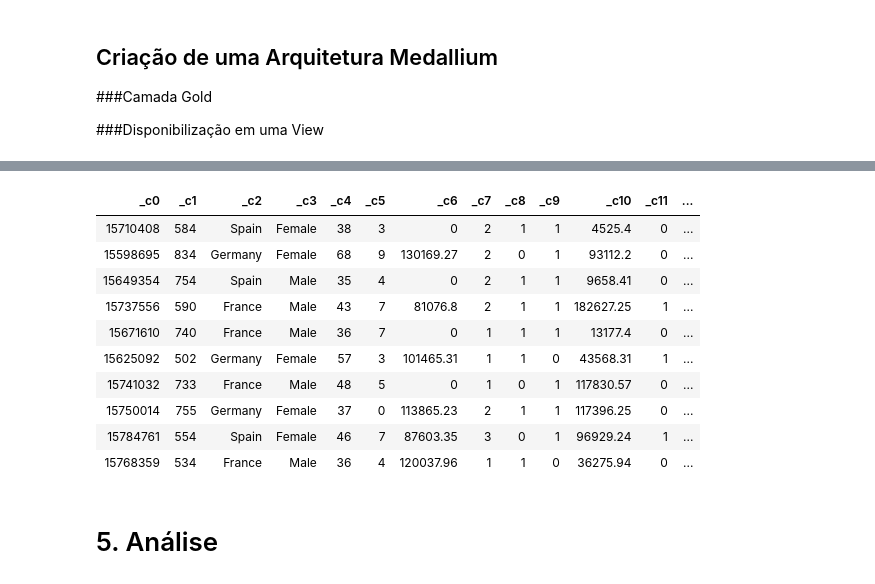
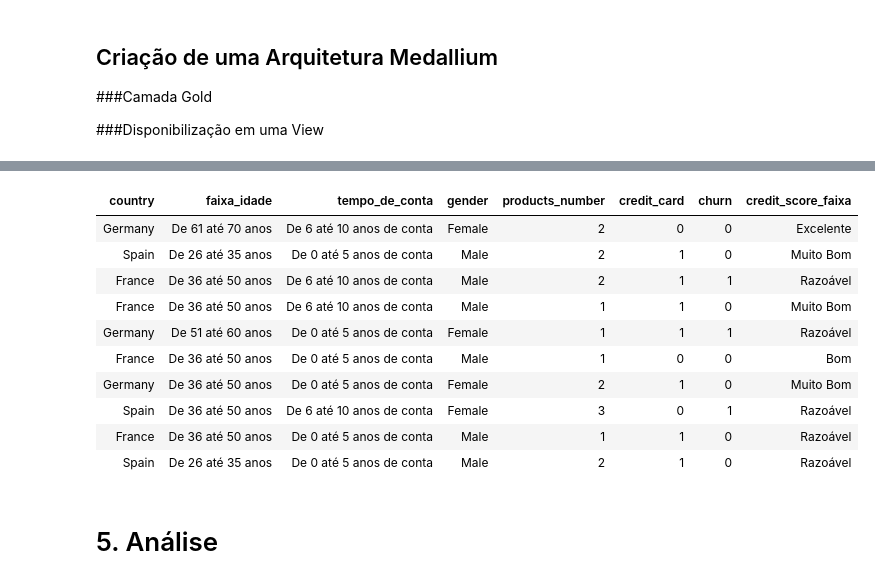
Before and after one commit to zulatopaula/MVP_CD_BankChurn, a Jupyter notebook: PZ_MVP_CD_BankChurn_DE_Final.ipynb, the cells around one changed output, grey strips where cells are left out. Cells and saved outputs as stored; diff of their text form; code cells hidden in the pictures.

```diff
--- a/PZ_MVP_CD_BankChurn_DE_Final.ipynb
+++ b/PZ_MVP_CD_BankChurn_DE_Final.ipynb
@@ -253,20 +379,20 @@ FROM silver_general_table;
 [interactive output not drawn]
 # %%
 %sql
---Demonstrando os dados existentes na nova tabela silver usando o comando Select do SQL e limitando a 10 registros
+--Demonstrando os dados existentes na nova tabela gold usando o comando Select do SQL e limitando a 10 registros
 SELECT * FROM mv_gold_general_table LIMIT 10
 # %% [output]
-| _c0 | _c1 | _c2 | _c3 | _c4 | _c5 | _c6 | _c7 | _c8 | _c9 | _c10 | _c11 | ... |
-| 15710408 | 584 | Spain | Female | 38 | 3 | 0 | 2 | 1 | 1 | 4525.4 | 0 | ... |
-| 15598695 | 834 | Germany | Female | 68 | 9 | 130169.27 | 2 | 0 | 1 | 93112.2 | 0 | ... |
-| 15649354 | 754 | Spain | Male | 35 | 4 | 0 | 2 | 1 | 1 | 9658.41 | 0 | ... |
-| 15737556 | 590 | France | Male | 43 | 7 | 81076.8 | 2 | 1 | 1 | 182627.25 | 1 | ... |
-| 15671610 | 740 | France | Male | 36 | 7 | 0 | 1 | 1 | 1 | 13177.4 | 0 | ... |
-| 15625092 | 502 | Germany | Female | 57 | 3 | 101465.31 | 1 | 1 | 0 | 43568.31 | 1 | ... |
-| 15741032 | 733 | France | Male | 48 | 5 | 0 | 1 | 0 | 1 | 117830.57 | 0 | ... |
-| 15750014 | 755 | Germany | Female | 37 | 0 | 113865.23 | 2 | 1 | 1 | 117396.25 | 0 | ... |
-| 15784761 | 554 | Spain | Female | 46 | 7 | 87603.35 | 3 | 0 | 1 | 96929.24 | 1 | ... |
-| 15768359 | 534 | France | Male | 36 | 4 | 120037.96 | 1 | 1 | 0 | 36275.94 | 0 | ... |
+| country | faixa_idade | tempo_de_conta | gender | products_number | credit_card | churn | credit_score_faixa |
+| Germany | De 61 até 70 anos | De 6 até 10 anos de conta | Female | 2 | 0 | 0 | Excelente |
+| Spain | De 26 até 35 anos | De 0 até 5 anos de conta | Male | 2 | 1 | 0 | Muito Bom |
+| France | De 36 até 50 anos | De 6 até 10 anos de conta | Male | 2 | 1 | 1 | Razoável |
+| France | De 36 até 50 anos | De 6 até 10 anos de conta | Male | 1 | 1 | 0 | Muito Bom |
+| Germany | De 51 até 60 anos | De 0 até 5 anos de conta | Female | 1 | 1 | 1 | Razoável |
+| France | De 36 até 50 anos | De 0 até 5 anos de conta | Male | 1 | 0 | 0 | Bom |
+| Germany | De 36 até 50 anos | De 0 até 5 anos de conta | Female | 2 | 1 | 0 | Muito Bom |
+| Spain | De 36 até 50 anos | De 6 até 10 anos de conta | Female | 3 | 0 | 1 | Razoável |
+| France | De 36 até 50 anos | De 0 até 5 anos de conta | Male | 1 | 1 | 0 | Razoável |
+| Spain | De 26 até 35 anos | De 0 até 5 anos de conta | Male | 2 | 1 | 0 | Razoável |
 # %% [markdown]
 # 5. Análise
 # %% [markdown]
```
Also changed, not shown: parts of 39 cells of this notebook.
